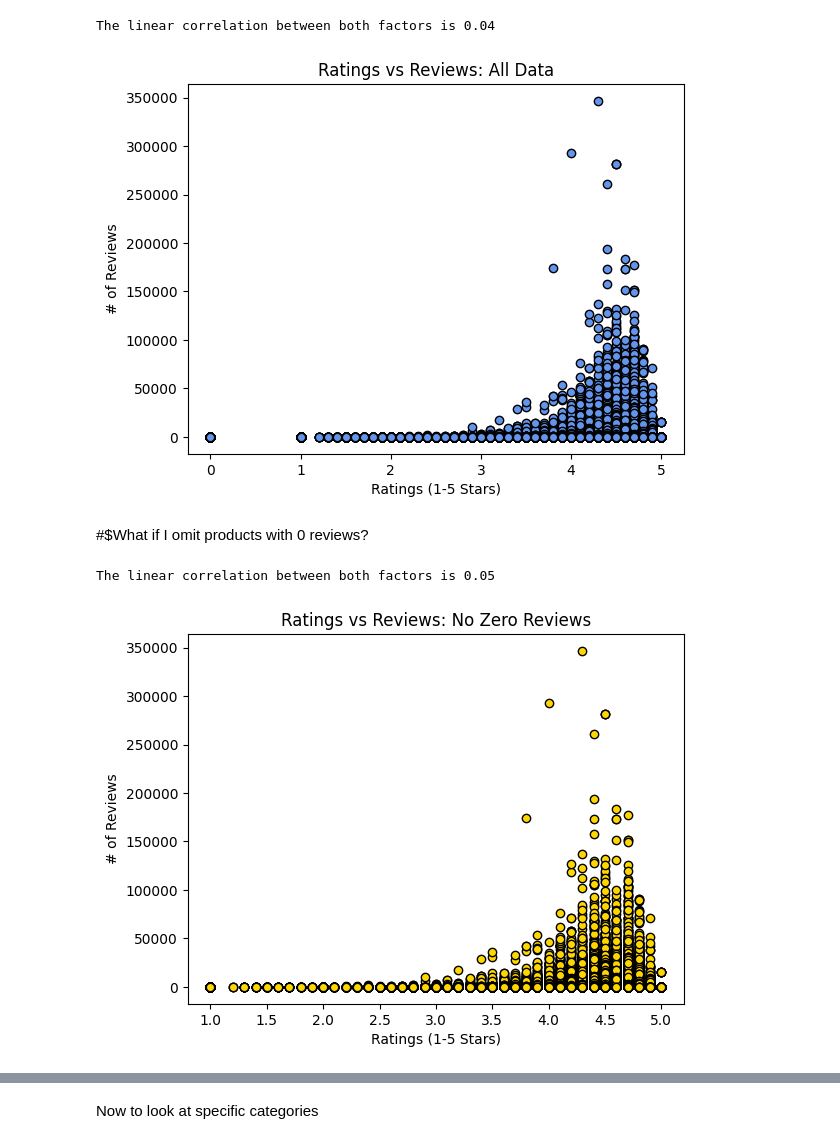
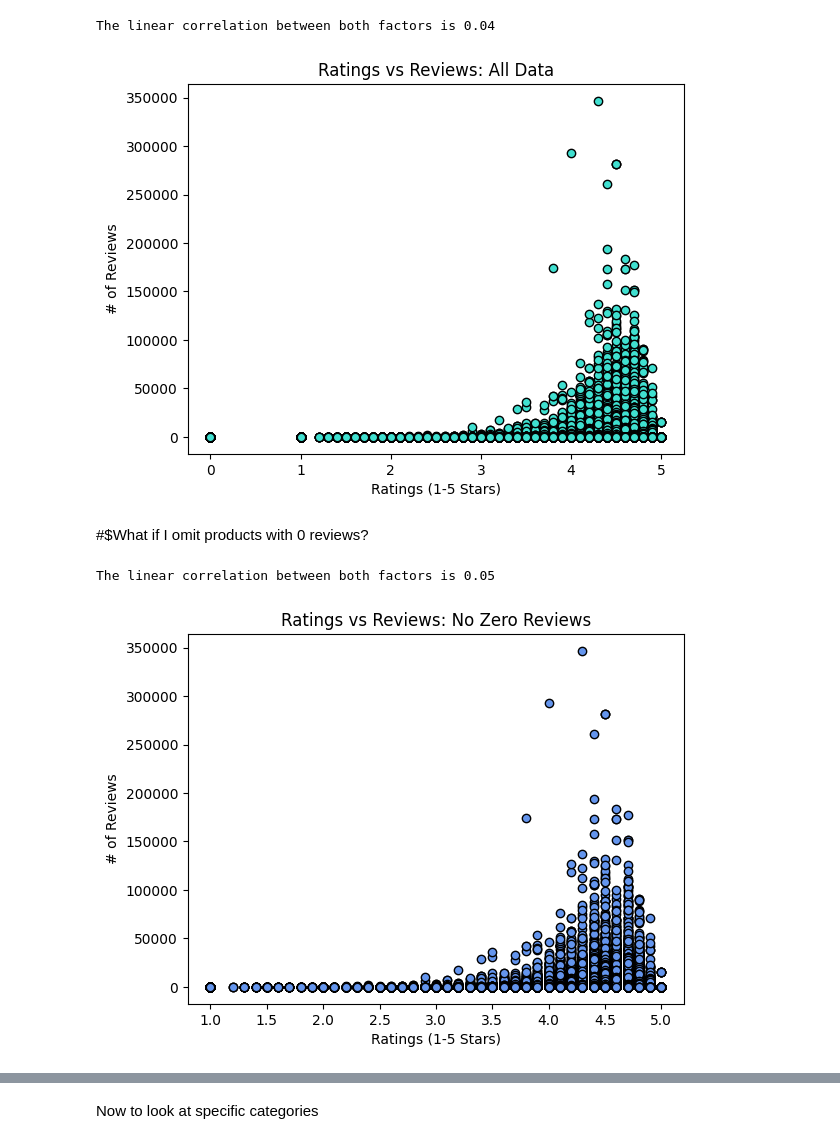
Before and after one commit to suwillia/Project-Epsilon-Module-7, a Jupyter notebook: Molly- Ratings and Review Count.ipynb, the cells around one changed output, grey strips where cells are left out. Saved outputs shown, nothing was run; the diff lists cells and outputs as text; code cells hidden in the pictures.

```diff
--- a/Molly- Ratings and Review Count.ipynb
+++ b/Molly- Ratings and Review Count.ipynb
@@ -16,20 +17,25 @@ product_data.head()
 | 3 | B08MVFKGJM | Freeform Hardside Expandable with... | https://m.media-amazon.com/images... | https://www.amazon.com/dp/B08MVFKGJM | 4.6 | 0 | 291.59 | 354.37 | 104 | ... |
 | 4 | B01DJLKZBA | Winfield 2 Hardside Expandable Lu... | https://m.media-amazon.com/images... | https://www.amazon.com/dp/B01DJLKZBA | 4.5 | 0 | 174.99 | 309.99 | 104 | ... |
 # %%
+#establishing variables
 ratings = product_data["stars"]
 reviews = product_data["reviews"]
 
+#calculating correlation r2 value using pearson r equation
 correlation = st.pearsonr(ratings, reviews)
 print(f"The linear correlation between both factors is {round(correlation[0],2)}")
 
-
+#determining linear regression equation
 (slope, intercept, rvalue, pvalue, stderr) = st.linregress(ratings, reviews)
 regression_values = ratings * slope + intercept
 lineEquation = f"y = {slope:.2f}x + {intercept:.2f}"
 
 
+
+#creating first graph with linear regression line commented out
+#(The correlation was low enough that I didn't think it useful to include it in the graph)
 #plt.plot(ratings, regression_values,"r-")
-plt.scatter(ratings, reviews, facecolors="cornflowerblue", edgecolors="black")
+plt.scatter(ratings, reviews, facecolors="turquoise", edgecolors="black")
 plt.xlabel("Ratings (1-5 Stars)")
 plt.ylabel("# of Reviews")
 plt.title("Ratings vs Reviews: All Data")
@@ -37,34 +43,43 @@ plt.title("Ratings vs Reviews: All Data")
 plt.show()
 # %% [output]
 The linear correlation between both factors is 0.04
-[figure, old version]
+[figure, new version]
 # %% [markdown]
 #$What if I omit products with 0 reviews?
 # %%
+#filtering out products with zero reviews, and storing the results in a new dataframe called noZeroReviews.
 noZeroReviews = product_data.loc[product_data["reviews"] > 1]
 
+#Because noZeroReviews contains filtered data, I need to reset the index
 noZeroReviews = noZeroReviews.reset_index()
 
 noZeroratings = noZeroReviews["stars"]
 noZeroreviews = noZeroReviews["reviews"]
 
+
+
+#repeating previous correlation, linear regression, and graphing steps
+#note, with the removal of the zero-review products, the linear correlation r2 value increased from 0.04 to 0.05.
 correlation = st.pearsonr(noZeroratings, noZeroreviews)
 print(f"The linear correlation between both factors is {round(correlation[0],2)}")
 
 
 (slope, intercept, rvalue, pvalue, stderr) = st.linregress(noZeroratings, noZeroreviews)
 regression_values = noZeroratings * slope + intercept
 lineEquation = f"y = {slope:.2f}x + {intercept:.2f}"
+#removing outliers
+
+
 
 
 #plt.plot(noZeroratings, regression_values, "r-")
-plt.scatter(noZeroratings, noZeroreviews, facecolors="gold", edgecolors="black")
+plt.scatter(noZeroratings, noZeroreviews, facecolors="cornflowerblue", edgecolors="black")
 plt.xlabel("Ratings (1-5 Stars)")
 plt.ylabel("# of Reviews")
 plt.title("Ratings vs Reviews: No Zero Reviews")
 #plt.annotate(lineEquation, (1, 100000), fontsize=12, color="red")
 plt.show()
 # %% [output]
 The linear correlation between both factors is 0.05
-[figure, old version]
+[figure, new version]
 # %%
```
Also changed, not shown: parts of 9 cells of this notebook.
